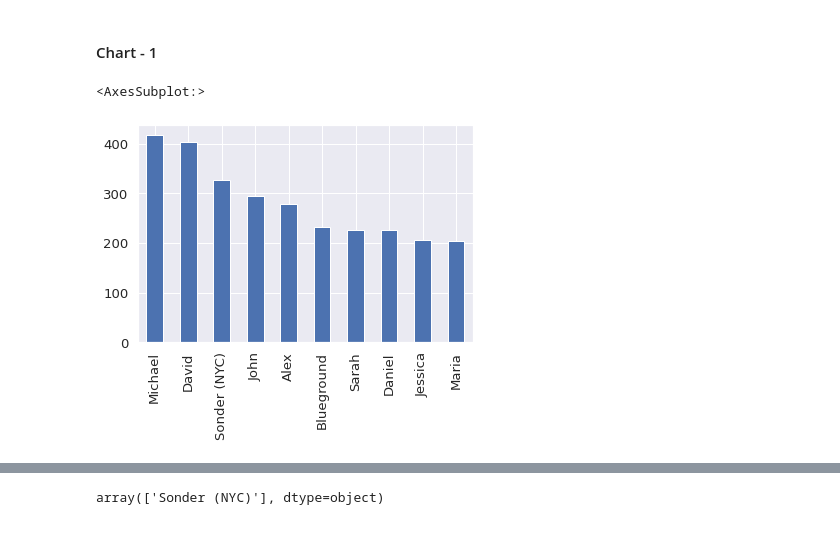
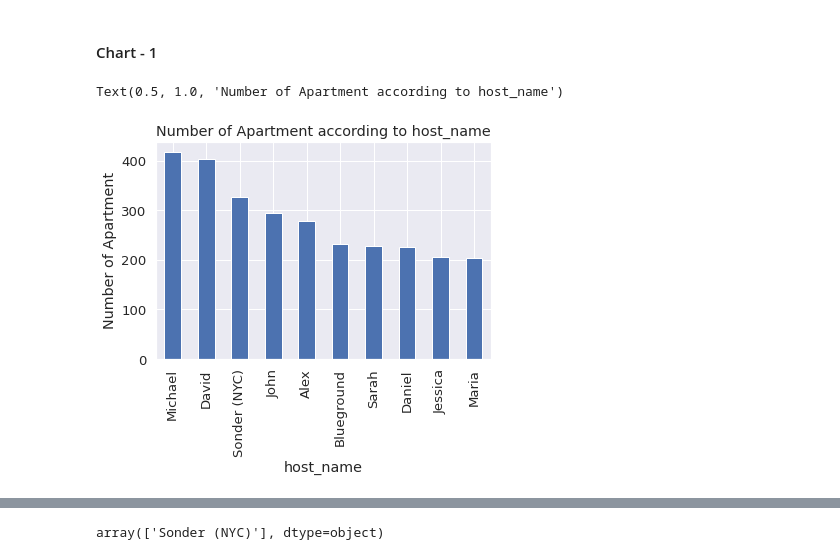
Before and after one commit to p0shivhare/Airbnb-Booking-Analysis, a Jupyter notebook: Airbnb_Booking_Analysis.ipynb, the cells around one changed output, grey strips where cells are left out. Cells and saved outputs as stored; diff of their text form; code cells hidden in the pictures.

```diff
--- a/Airbnb_Booking_Analysis.ipynb
+++ b/Airbnb_Booking_Analysis.ipynb
@@ -319,6 +328,9 @@ Answer Here.
 #### Chart - 1
 # %%
 pd.value_counts(df['host_name'])[:10].plot.bar()
+plt.xlabel('host_name')
+plt.ylabel('Number of Apartment')
+plt.title('Number of Apartment according to host_name')
 # %% [output]
-<AxesSubplot:>
+Text(0.5, 1.0, 'Number of Apartment according to host_name')
-[figure, old version]
+[figure, new version]
```
Also changed, not shown: parts of 13 cells of this notebook.
